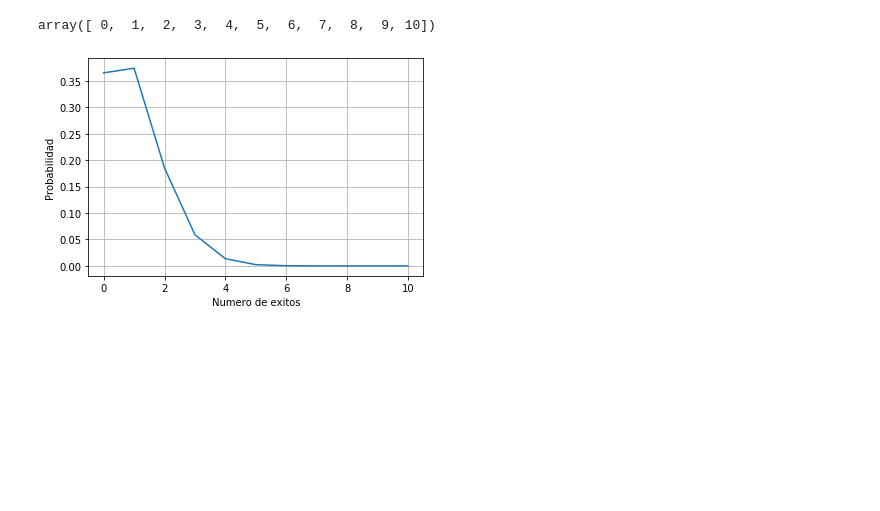
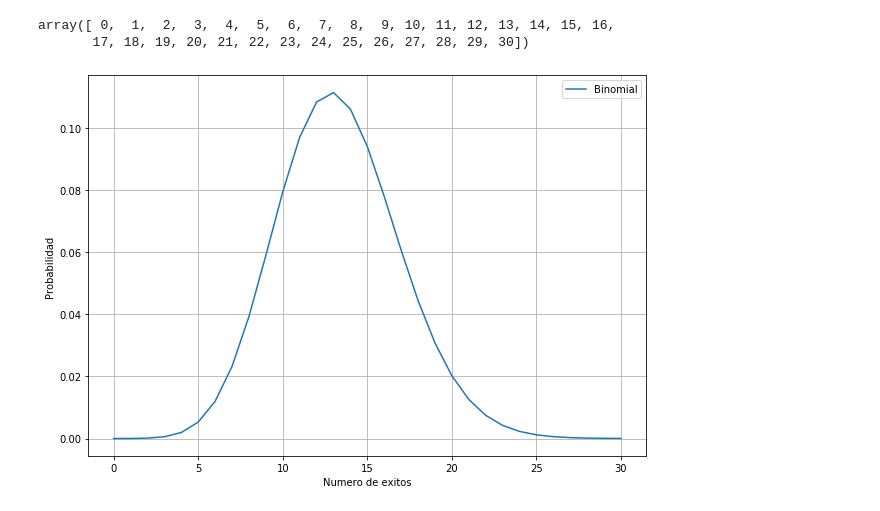
Before and after one commit to angelblasco/maleno, a Jupyter notebook: binomial.ipynb, the cells around one changed output. Cells and saved outputs as stored; diff of their text form; code cells hidden in the pictures; blank space fills up the shorter version.

```diff
--- a/binomial.ipynb
+++ b/binomial.ipynb
@@ -5,8 +5,8 @@
 # %%
 # Consideraremos los parametros n="numero de repeticiones" y p="probabilidad de exito".
 # %%
-n = 30
-p = 0.033
+n = 400
+p = 0.0333
 # %%
 import numpy as np
 import scipy.stats as ss
@@ -18,23 +18,26 @@ np.set_printoptions(precision = 5, suppress = True)
 # %%
 # Array con el numero de exitos.
 # %%
-k = np.arange(11)
+k = np.arange(31)
 # %%
 k
 # %% [output]
-array([ 0,  1,  2,  3,  4,  5,  6,  7,  8,  9, 10])
+array([ 0,  1,  2,  3,  4,  5,  6,  7,  8,  9, 10, 11, 12, 13, 14, 15, 16,
+       17, 18, 19, 20, 21, 22, 23, 24, 25, 26, 27, 28, 29, 30])
 # %%
 ybinomial = ss.binom(n,p)
 # %%
 binomial = ybinomial.pmf(k) # pmf carga la funcion de masa de la distribucion. Viene en scipy.stats
 # %%
-plt.plot(k,binomial)
+plt.figure(figsize=(10,7))
+plt.plot(k,binomial,label="Binomial")
 plt.xlabel("Numero de exitos")
 plt.ylabel("Probabilidad")
 plt.grid(True)
+plt.legend()
 plt.show()
 # %% [output]
-[figure, old version]
+[figure, new version]
 # %%
 ypoisson = ss.poisson(n*p)
 # %%
```
Also changed, not shown: parts of 2 cells of this notebook.
